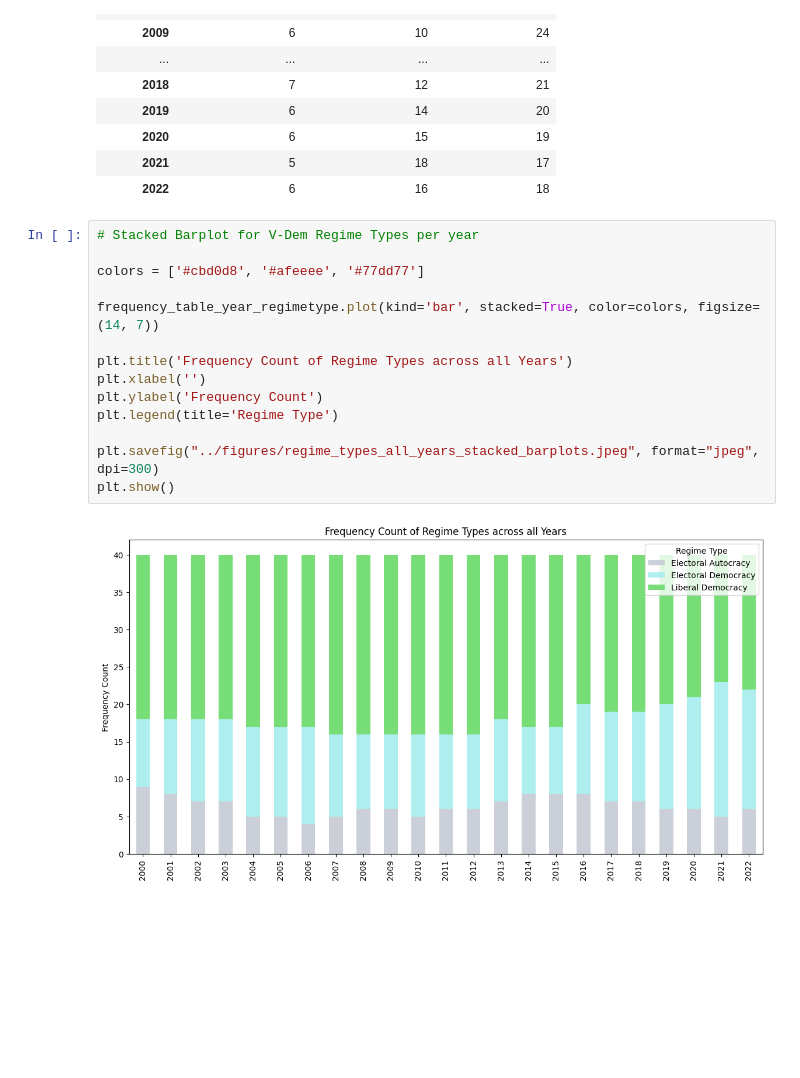
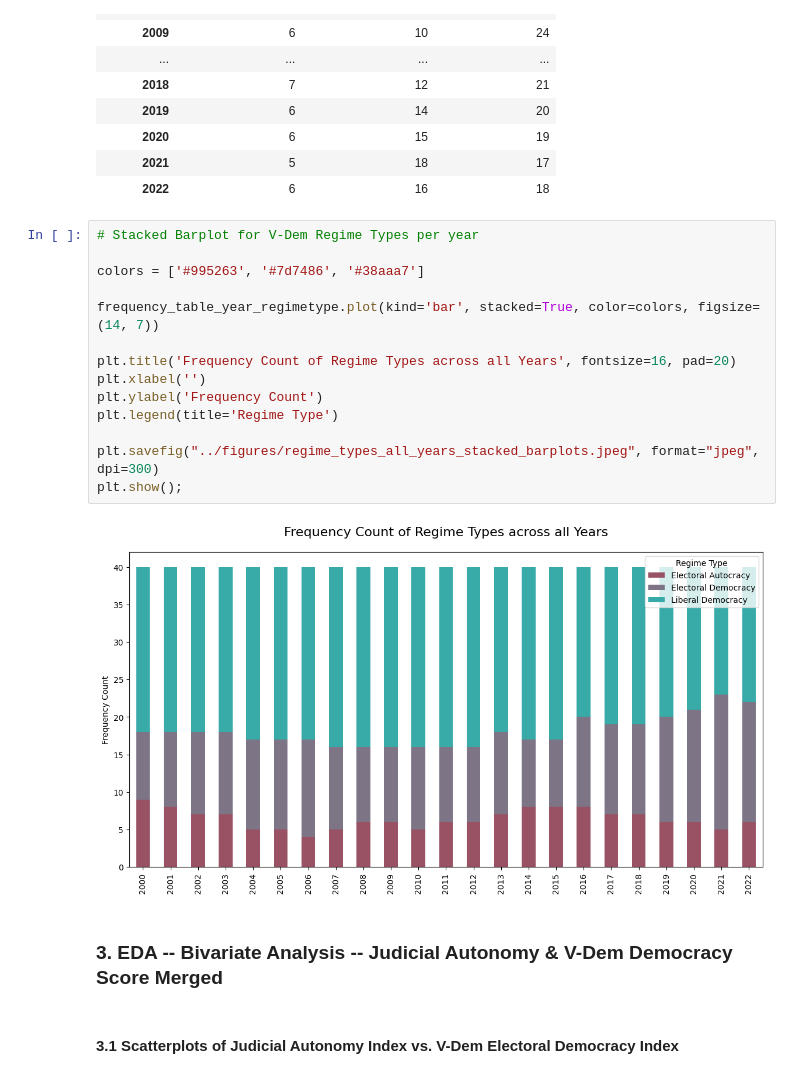
Before and after one commit to najafriederike/judicial-autonomy-index, a Jupyter notebook: notebooks/EDA.ipynb, the cells around one changed output. Drawn from its saved outputs; the diff is of its cells as text; blank space fills up the shorter version.

```diff
--- a/notebooks/EDA.ipynb
+++ b/notebooks/EDA.ipynb
@@ -189,16 +441,20 @@ frequency_table_year_regimetype
 # %%
 # Stacked Barplot for V-Dem Regime Types per year
 
-colors = ['#cbd0d8', '#afeeee', '#77dd77']
+colors = ['#995263', '#7d7486', '#38aaa7']
 
 frequency_table_year_regimetype.plot(kind='bar', stacked=True, color=colors, figsize=(14, 7))
 
-plt.title('Frequency Count of Regime Types across all Years')
+plt.title('Frequency Count of Regime Types across all Years', fontsize=16, pad=20)
 plt.xlabel('')
 plt.ylabel('Frequency Count')
 plt.legend(title='Regime Type')
 
 plt.savefig("../figures/regime_types_all_years_stacked_barplots.jpeg", format="jpeg", dpi=300)
-plt.show()
+plt.show();
 # %% [output]
-[figure, old version]
+[figure, new version]
+# %% [markdown]
+### 3. EDA -- Bivariate Analysis -- Judicial Autonomy & V-Dem Democracy Score Merged
+# %% [markdown]
+#### 3.1 Scatterplots of Judicial Autonomy Index vs. V-Dem Electoral Democracy Index
```
Also changed, not shown: parts of 40 cells of this notebook, 15 other files.
